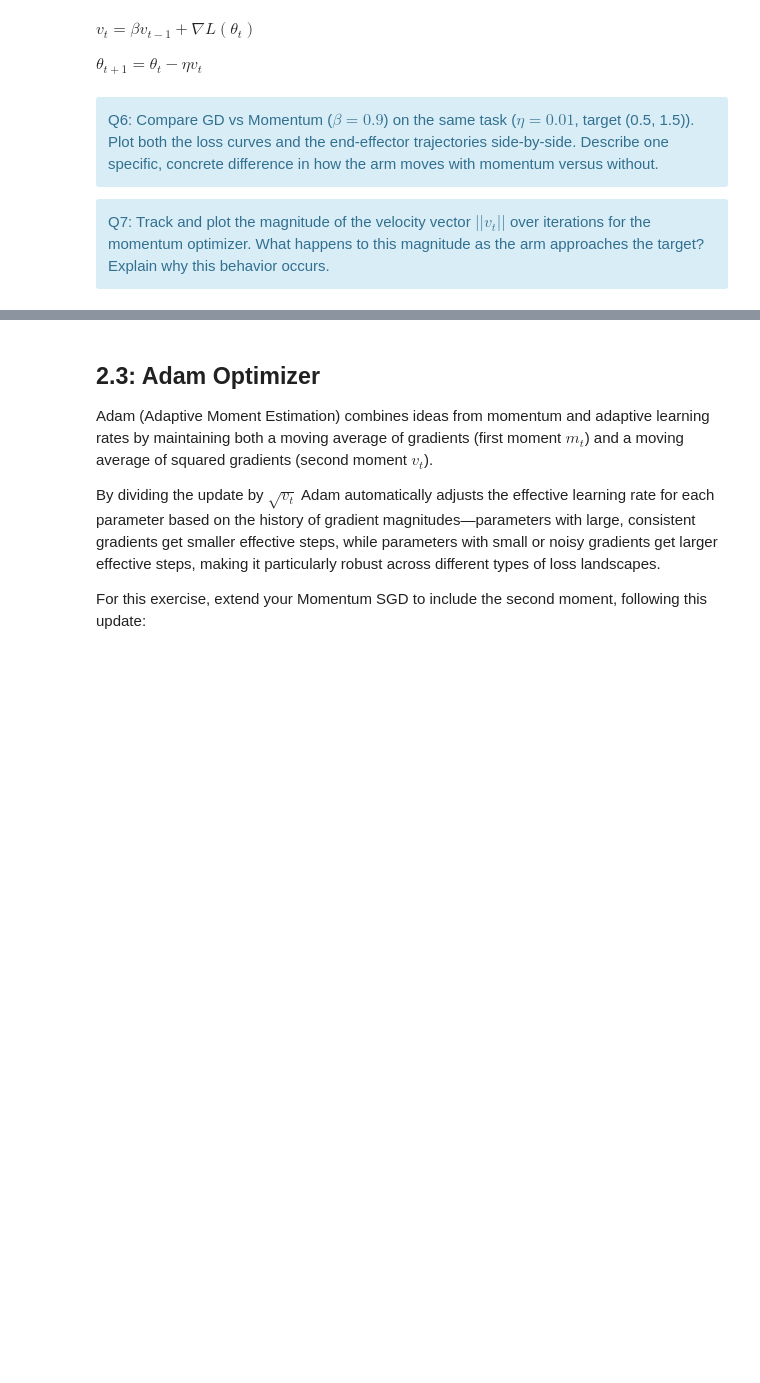
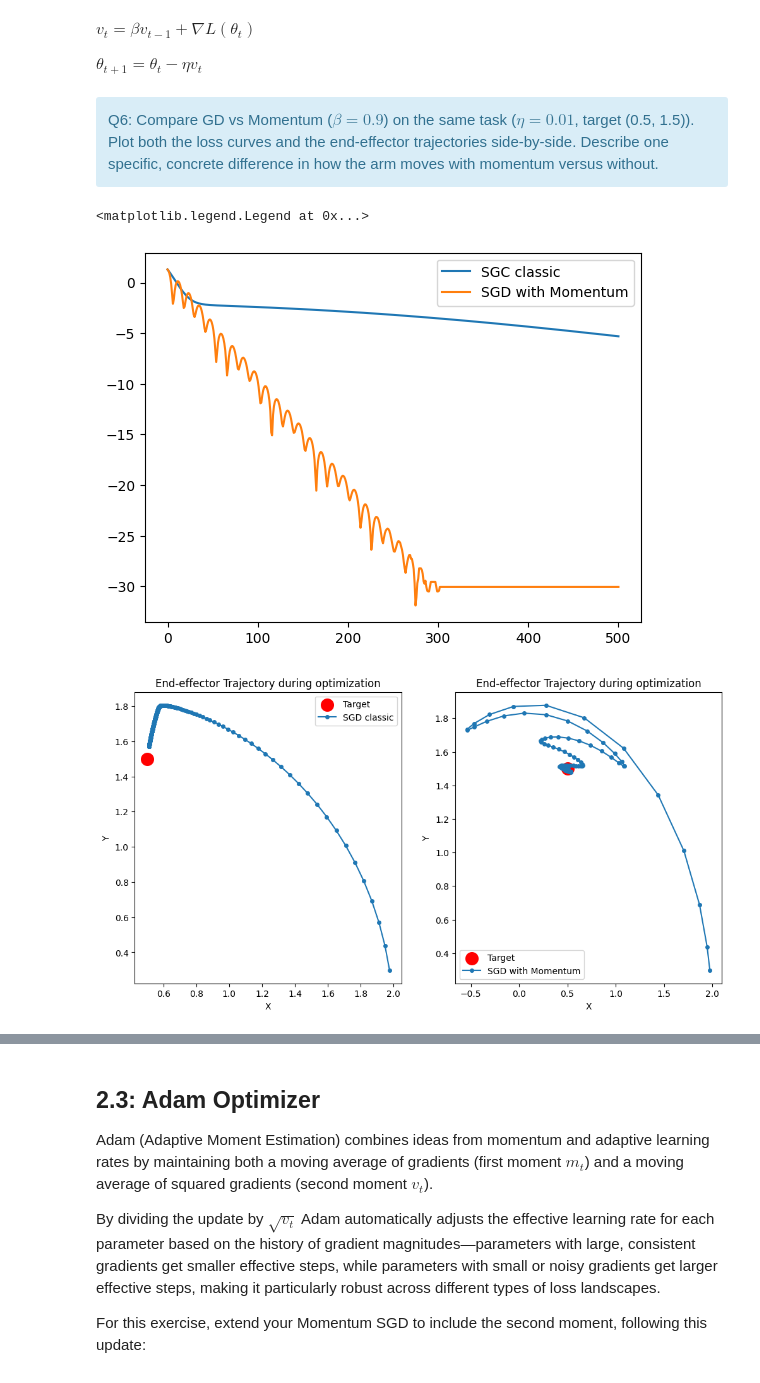
Before and after one commit to Tmqng/stochastic, a Jupyter notebook: notebooks/control_BE.ipynb, the cells around one changed output, grey strips where cells are left out. Cells and saved outputs as stored; diff of their text form; code cells hidden in the pictures; blank space fills up the shorter version.

```diff
--- a/notebooks/control_BE.ipynb
+++ b/notebooks/control_BE.ipynb
@@ -372,6 +527,40 @@ $θ_{t+1} = θ_t - ηv_t$
 <div class="alert alert-info">
 Q6: Compare GD vs Momentum ($β=0.9$) on the same task ($η=0.01$, target (0.5, 1.5)). Plot both the loss curves and the end-effector trajectories side-by-side. Describe one specific, concrete difference in how the arm moves with momentum versus without.
 </div>
-<div class="alert alert-info">
-Q7: Track and plot the magnitude of the velocity vector $||v_t||$ over iterations for the momentum optimizer. What happens to this magnitude as the arm approaches the target? Explain why this behavior occurs.
-</div>
+# %%
+theta_init = np.array([0.1, 0.1])
+target = np.array([0.5, 1.5])
+lengths = np.array([1.0, 1.0])
+learning_rate = 0.01
+beta = 0.9
+v_init = np.zeros(2)
+
+theta_history, loss_history, ee_trajectory = gradient_descent(theta_init, target, lengths, learning_rate)
+theta_history_mom, loss_history_mom, ee_trajectory_mom, magnitude_v_history_mom = gradient_descent_momentum(theta_init, v_init, target, lengths, learning_rate, beta)
+
+plt.plot(np.log(loss_history), label=f'SGC classic')
+plt.plot(np.log(loss_history_mom), label=f'SGD with Momentum')
+
+plt.legend()
+
+plt.figure(figsize=(12, 6))
+
+plt.subplot(1,2,1)
+plt.scatter(target[0], target[1], marker='o', label='Target', color='r', s=200)
+plt.plot(ee_trajectory[:, 0], ee_trajectory[:, 1], 'o-', markersize=4, label='SGD classic')
+plt.title('End-effector Trajectory during optimization')
+plt.xlabel('X')
+plt.ylabel('Y')
+plt.legend()
+
+plt.subplot(1,2,2)
+plt.scatter(target[0], target[1], marker='o', label='Target', color='r', s=200)
+plt.plot(ee_trajectory_mom[:, 0], ee_trajectory_mom[:, 1], 'o-', markersize=4, label='SGD with Momentum')
+plt.title('End-effector Trajectory during optimization')
+plt.xlabel('X')
+plt.ylabel('Y')
+plt.legend()
+# %% [output]
+<matplotlib.legend.Legend at 0x...>
+[figure, added]
+[figure, added]
```
Also changed, not shown: parts of 30 cells of this notebook.
